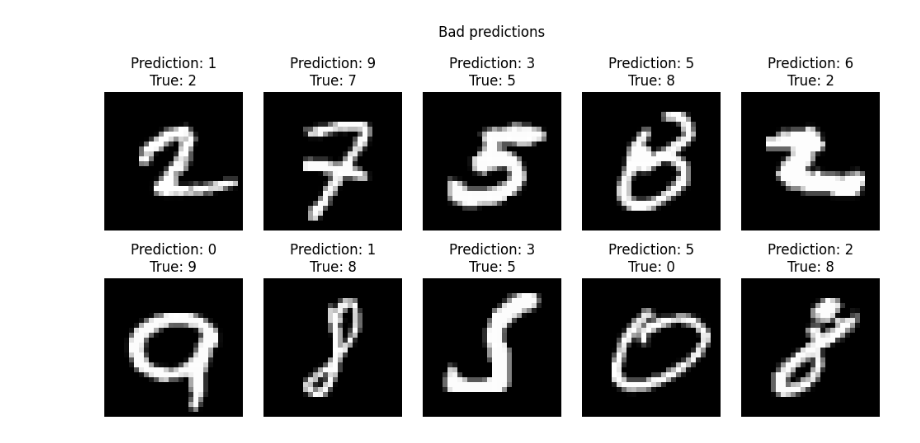
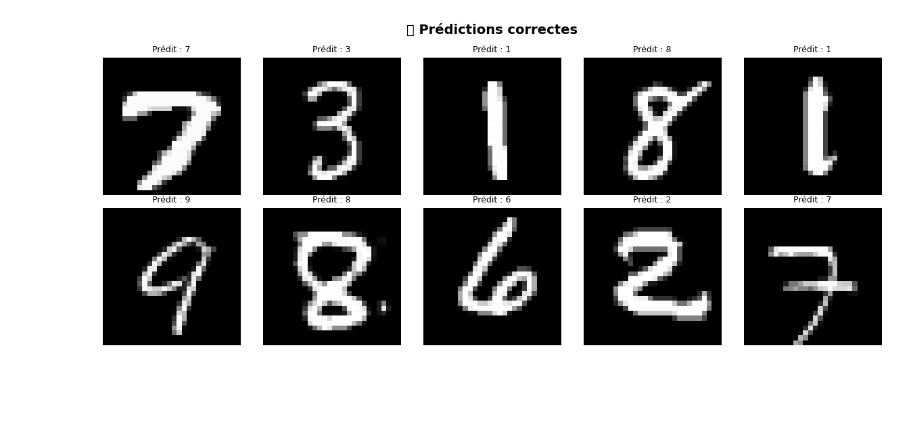
Before and after one commit to sacha-sz/MNIST-Scratch, a Jupyter notebook: mnist.ipynb, the cells around one changed output. Cells and saved outputs as stored; diff of their text form; code cells hidden in the pictures; blank space fills up the shorter version.

```diff
--- a/mnist.ipynb
+++ b/mnist.ipynb
@@ -111,8 +169,9 @@ def make_predictions(X, W1, b1, W2, b2):
 # %%
-# Exemple of ten good predictions and ten bad predictions
 predictions = make_predictions(X_test, W1, b1, W2, b2)
-list_good_pred = predictions == Y_test
-list_bad_pred = predictions != Y_test
 
-print(f"Accuracy on test set: {get_accuracy(predictions, Y_test)}")
+correct_mask = predictions == Y_test
+wrong_mask   = predictions != Y_test
+
+accuracy = get_accuracy(predictions, Y_test)
+print(f"Accuracy sur le jeu de test : {accuracy:.4f} ({accuracy * 100:.2f} %)")
 # %% [output]
@@ -121,10 +178,0 @@ Accuracy on test set: 0.8843666666666666
-# %%
-plt.figure(figsize=(10, 5))
-plt.suptitle("Good predictions")
-for i in range(10):
-    plt.subplot(2, 5, i+1)
-    plt.imshow(X_test[:,list_good_pred][:,i].reshape(28,28), cmap='gray')
-    plt.title(f"Prediction: {predictions[list_good_pred][i]}\nTrue: {Y_test[list_good_pred][i]}")
-    plt.axis('off')
-    plt.tight_layout()
-plt.show()
@@ -133,12 +179,17 @@ plt.show()
-# %%
-plt.figure(figsize=(10, 5))
-plt.suptitle("Bad predictions")
-for i in range(10):
-    plt.subplot(2, 5, i+1)
-    plt.imshow(X_test[:,list_bad_pred][:,i].reshape(28,28), cmap='gray')
-    plt.title(f"Prediction: {predictions[list_bad_pred][i]}\nTrue: {Y_test[list_bad_pred][i]}")
-    plt.axis('off')
-    plt.tight_layout()
-plt.show()
-# %% [output]
-[figure, removed]
+# %%
+fig, axes = plt.subplots(2, 5, figsize=(12, 5))
+fig.suptitle("✅ Prédictions correctes", fontsize=14, fontweight='bold')
+
+correct_images = X_test[:, correct_mask]
+correct_preds  = predictions[correct_mask]
+correct_labels = Y_test[correct_mask]
+
+for i, ax in enumerate(axes.flat):
+    ax.imshow(correct_images[:, i].reshape(28, 28), cmap='gray')
+    ax.set_title(f"Prédit : {correct_preds[i]}", fontsize=9)
+    ax.axis('off')
+
+plt.tight_layout()
+plt.show()
+# %% [output]
+[figure, added]
```
Also changed, not shown: parts of 17 cells of this notebook.
